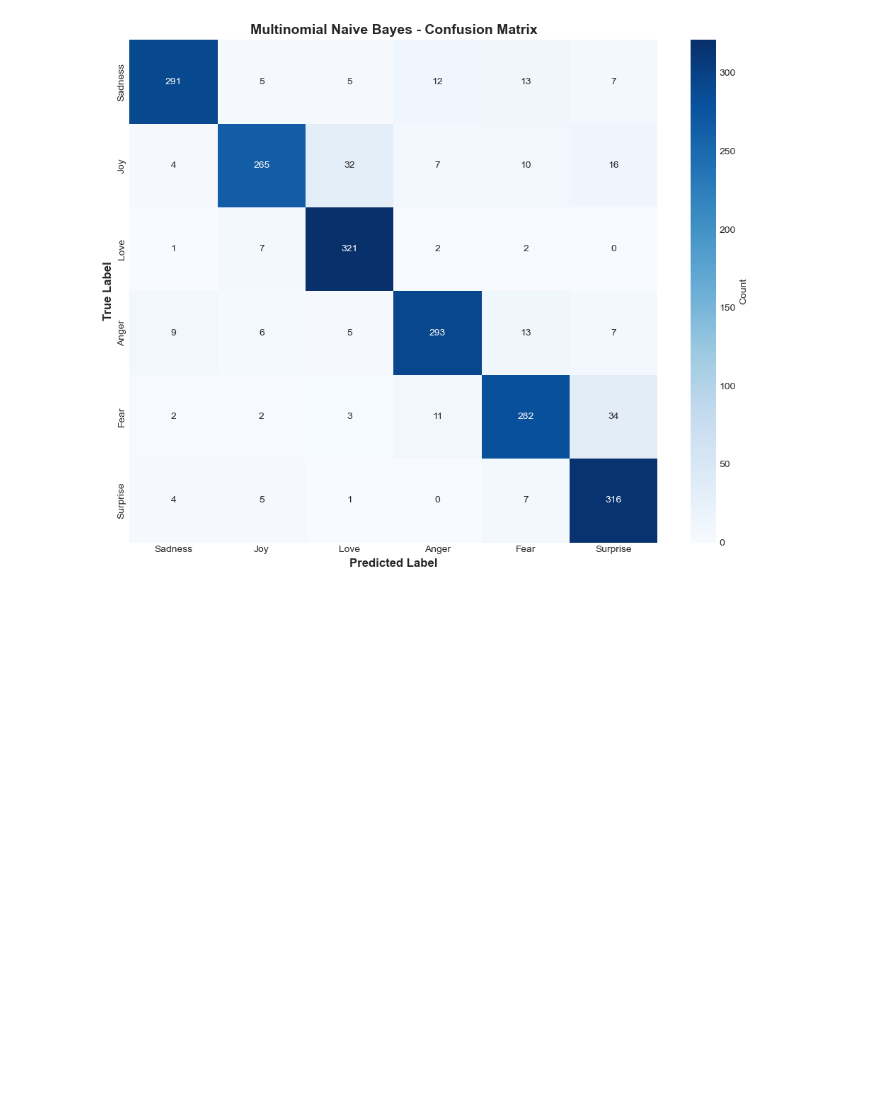
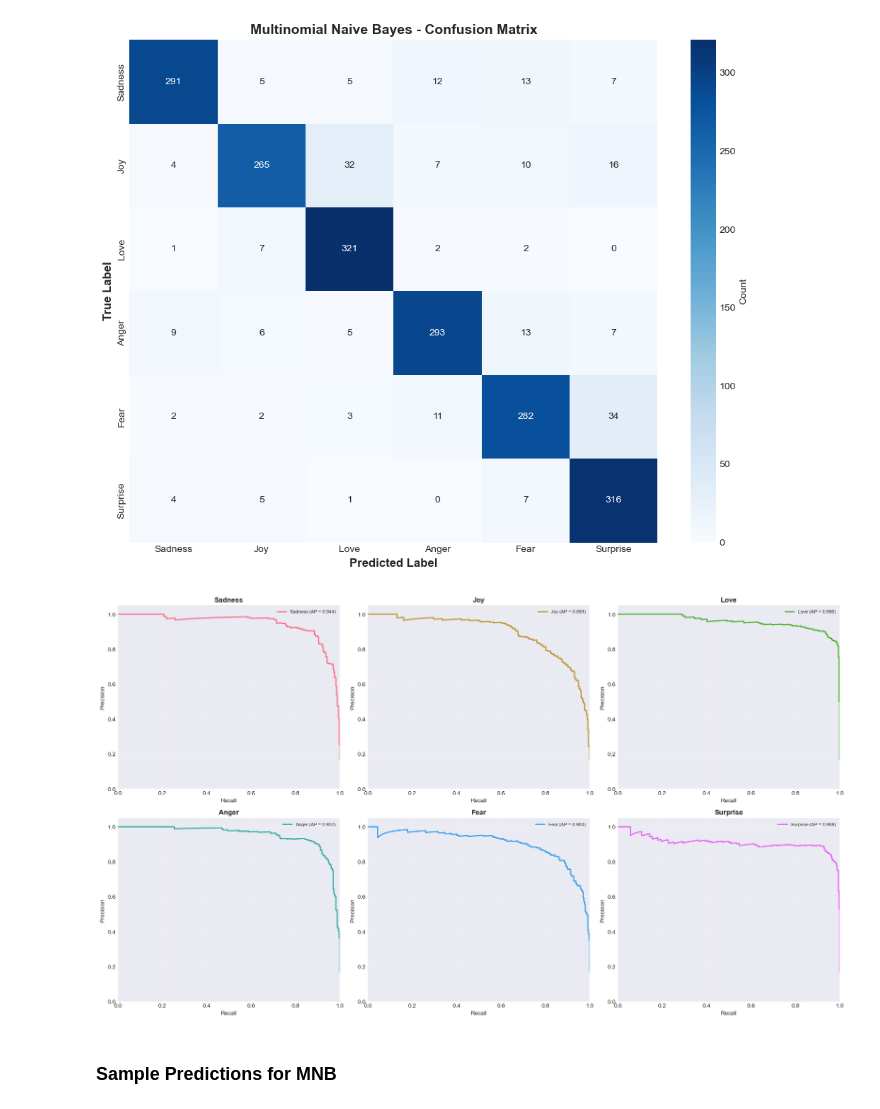
Before and after one commit to sk-koirala/Emotion_Text_Classification, a Jupyter notebook: Emotion_Text_Classification.ipynb, the cells around one changed output. Drawn from its saved outputs; the diff is of its cells as text; code cells hidden in the pictures; blank space fills up the shorter version.

```diff
--- a/Emotion_Text_Classification.ipynb
+++ b/Emotion_Text_Classification.ipynb
@@ -950,3 +989,45 @@ plt.savefig('mnb_confusion_matrix.png', dpi=300, bbox_inches='tight')
 plt.show()
 # %% [output]
 [figure]
+# %%
+# Binarize labels
+y_test_bin = label_binarize(y_test, classes=[0, 1, 2, 3, 4, 5])
+n_classes = y_test_bin.shape[1]
+
+# Predict probabilities
+mnb_proba = mnb_model.predict_proba(X_test_tfidf)
+
+# Colors for each class
+colors = sns.color_palette("husl", n_classes)
+
+# Create a 3x3 grid of subplots
+fig, axes = plt.subplots(3, 3, figsize=(18, 15))
+axes = axes.flatten()
+
+for i, (color, emotion) in enumerate(zip(colors, emotion_labels.values())):
+    precision, recall, _ = precision_recall_curve(y_test_bin[:, i], mnb_proba[:, i])
+    avg_precision = average_precision_score(y_test_bin[:, i], mnb_proba[:, i])
+
+    ax = axes[i]
+    ax.plot(recall, precision, color=color, lw=2,
+            label=f'{emotion} (AP = {avg_precision:.3f})')
+
+    ax.set_xlabel('Recall', fontsize=10)
+    ax.set_ylabel('Precision', fontsize=10)
+    ax.set_title(f'{emotion}', fontsize=12, fontweight='bold')
+    ax.legend(loc="best", fontsize=8)
+    ax.grid(True, alpha=0.3)
+    ax.set_xlim([0.0, 1.0])
+    ax.set_ylim([0.0, 1.05])
+
+# Hide unused subplots if n_classes < 9
+for j in range(i+1, len(axes)):
+    fig.delaxes(axes[j])
+
+plt.tight_layout()
+plt.savefig('mnb_precision_recall_grid.png', dpi=300, bbox_inches='tight')
+plt.show()
+# %% [output]
+[figure, added]
+# %% [markdown]
+### Sample Predictions for MNB
```
Also changed, not shown: parts of 36 cells of this notebook.
